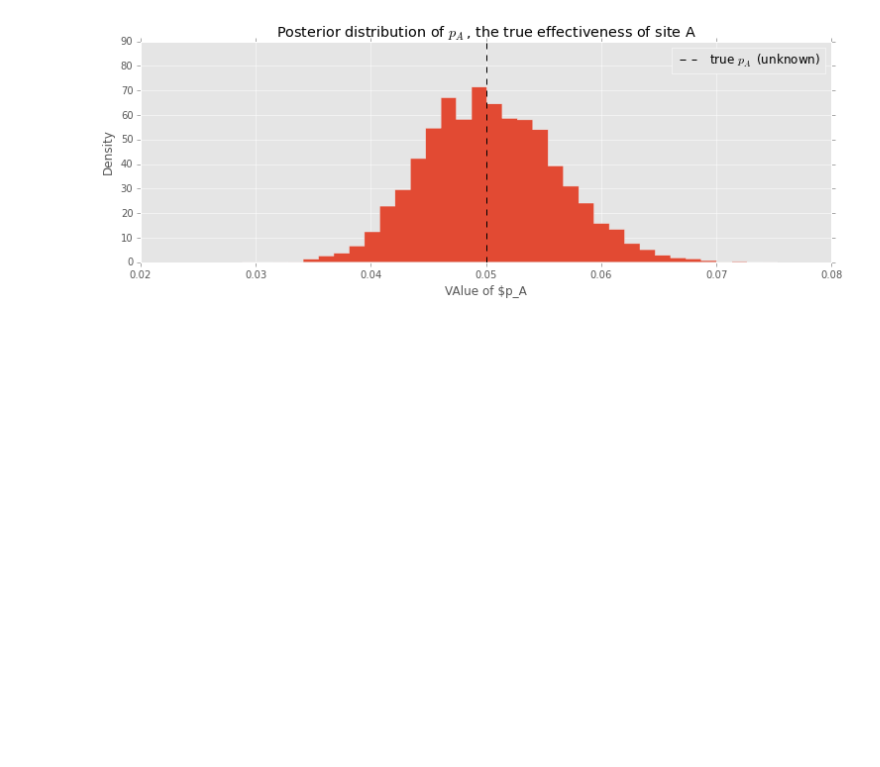
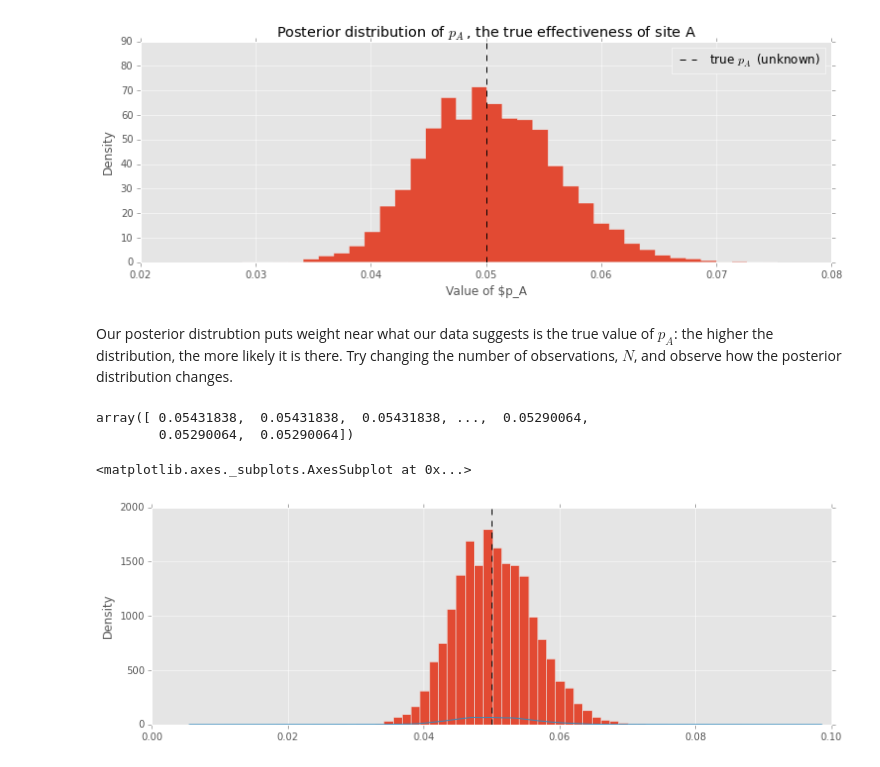
Before and after one commit to doolingdavid/Probabilistic-Programming-and-Bayesian-Methods-for-Hackers, a Jupyter notebook: ABNOTES.ipynb, the cells around one changed output. Cells and saved outputs as stored; diff of their text form; code cells hidden in the pictures; blank space fills up the shorter version.

```diff
--- a/ABNOTES.ipynb
+++ b/ABNOTES.ipynb
@@ -94,3 +94,22 @@ plt.legend()
 # %% [output]
 <matplotlib.legend.Legend at 0x...>
 [figure]
+# %% [markdown]
+Our posterior distrubtion puts weight near what our data suggests is the true value of $p_A$: the higher the distribution, the more likely it is there. Try changing the number of observations, $N$, and observe how the posterior distribution changes.
+# %%
+apost = mcmc.trace("p")[:]
+# %%
+apost
+# %% [output]
+array([ 0.05431838,  0.05431838,  0.05431838, ...,  0.05290064,
+        0.05290064,  0.05290064])
+# %%
+apostseries = pd.Series(apost)
+# %%
+apostseries.plot(kind='hist',bins=35)
+plt.vlines(p_true, 0, 2000, linestyle="--",
+          label="true $p_A$ (unknown)")
+apostseries.plot(kind='kde')
+# %% [output]
+<matplotlib.axes._subplots.AxesSubplot at 0x...>
+[figure, added]
```
Also changed, not shown: parts of 13 cells of this notebook.
